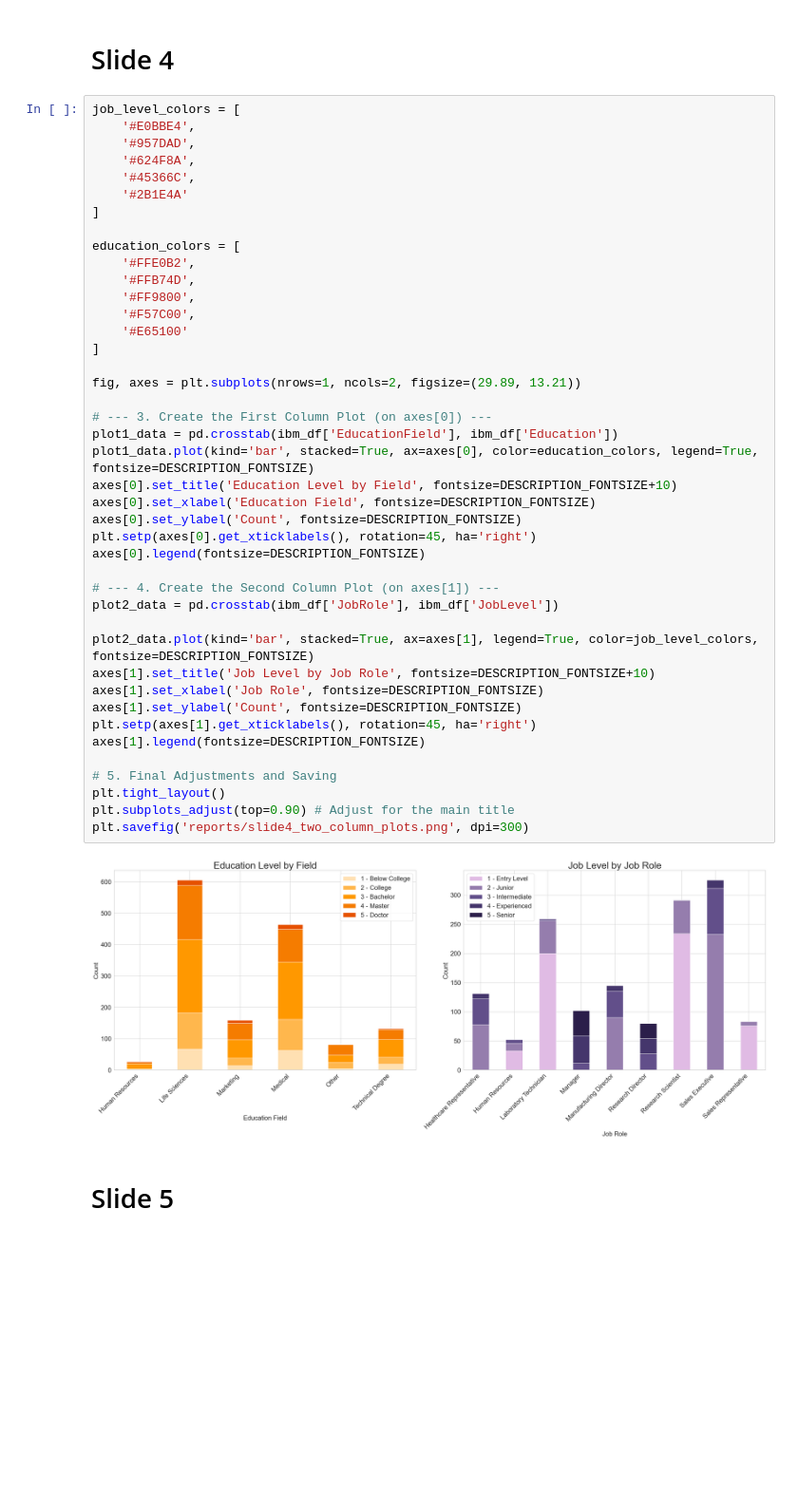
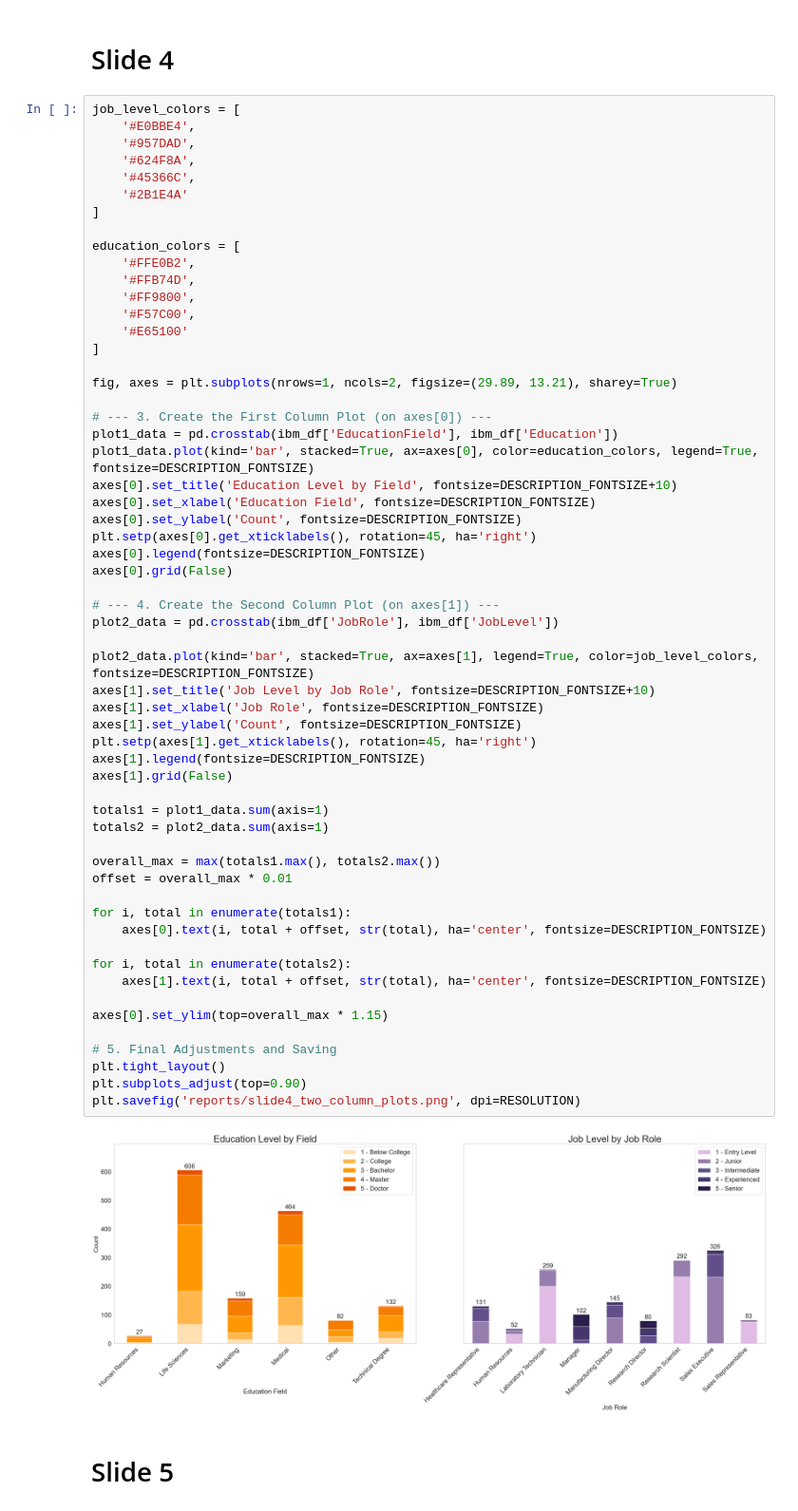
Before and after one commit to HiIamInfi/ibm-hr-data-challenge, a Jupyter notebook: src/visuals.ipynb, the cells around one changed output. Shown: that part at 95% size. Saved outputs shown, nothing was run; the diff lists cells and outputs as text; blank space fills up the shorter version.

Commit message:
Slide 4 visual adjusted

```diff
--- a/src/visuals.ipynb
+++ b/src/visuals.ipynb
@@ -169,37 +169,53 @@ education_colors = [
     '#FFE0B2',
     '#FFB74D',
     '#FF9800',
     '#F57C00',
     '#E65100'
 ]
 
-fig, axes = plt.subplots(nrows=1, ncols=2, figsize=(29.89, 13.21))
+fig, axes = plt.subplots(nrows=1, ncols=2, figsize=(29.89, 13.21), sharey=True)
 
 # --- 3. Create the First Column Plot (on axes[0]) ---
 plot1_data = pd.crosstab(ibm_df['EducationField'], ibm_df['Education'])
 plot1_data.plot(kind='bar', stacked=True, ax=axes[0], color=education_colors, legend=True, fontsize=DESCRIPTION_FONTSIZE)
 axes[0].set_title('Education Level by Field', fontsize=DESCRIPTION_FONTSIZE+10)
 axes[0].set_xlabel('Education Field', fontsize=DESCRIPTION_FONTSIZE)
 axes[0].set_ylabel('Count', fontsize=DESCRIPTION_FONTSIZE)
 plt.setp(axes[0].get_xticklabels(), rotation=45, ha='right')
 axes[0].legend(fontsize=DESCRIPTION_FONTSIZE)
+axes[0].grid(False)
 
 # --- 4. Create the Second Column Plot (on axes[1]) ---
 plot2_data = pd.crosstab(ibm_df['JobRole'], ibm_df['JobLevel'])
 
 plot2_data.plot(kind='bar', stacked=True, ax=axes[1], legend=True, color=job_level_colors, fontsize=DESCRIPTION_FONTSIZE)
 axes[1].set_title('Job Level by Job Role', fontsize=DESCRIPTION_FONTSIZE+10)
 axes[1].set_xlabel('Job Role', fontsize=DESCRIPTION_FONTSIZE)
 axes[1].set_ylabel('Count', fontsize=DESCRIPTION_FONTSIZE)
 plt.setp(axes[1].get_xticklabels(), rotation=45, ha='right')
 axes[1].legend(fontsize=DESCRIPTION_FONTSIZE)
+axes[1].grid(False)
+
+totals1 = plot1_data.sum(axis=1)
+totals2 = plot2_data.sum(axis=1)
+
+overall_max = max(totals1.max(), totals2.max())
+offset = overall_max * 0.01
+
+for i, total in enumerate(totals1):
+    axes[0].text(i, total + offset, str(total), ha='center', fontsize=DESCRIPTION_FONTSIZE)
+
+for i, total in enumerate(totals2):
+    axes[1].text(i, total + offset, str(total), ha='center', fontsize=DESCRIPTION_FONTSIZE)
+
+axes[0].set_ylim(top=overall_max * 1.15)
 
 # 5. Final Adjustments and Saving
 plt.tight_layout()
-plt.subplots_adjust(top=0.90) # Adjust for the main title
-plt.savefig('reports/slide4_two_column_plots.png', dpi=300)
+plt.subplots_adjust(top=0.90)
+plt.savefig('reports/slide4_two_column_plots.png', dpi=RESOLUTION)
 # %% [output]
-[figure, old version]
+[figure, new version]
 # %% [markdown]
 # Slide 5
 # %%
```
Also changed, not shown: parts of 1 cell of this notebook, 1 other file.
